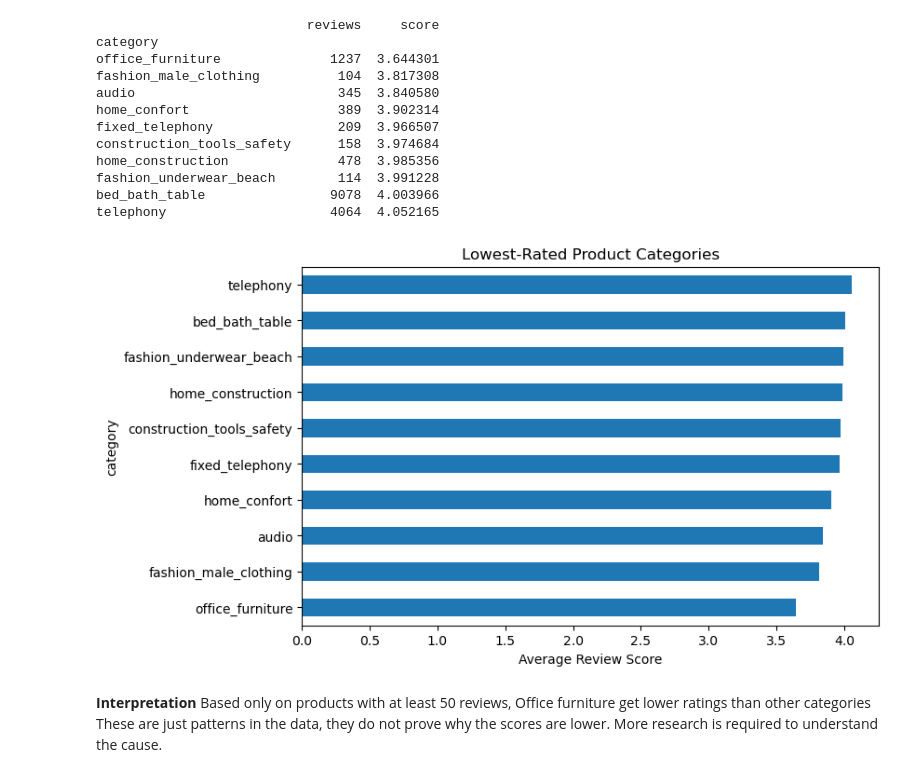
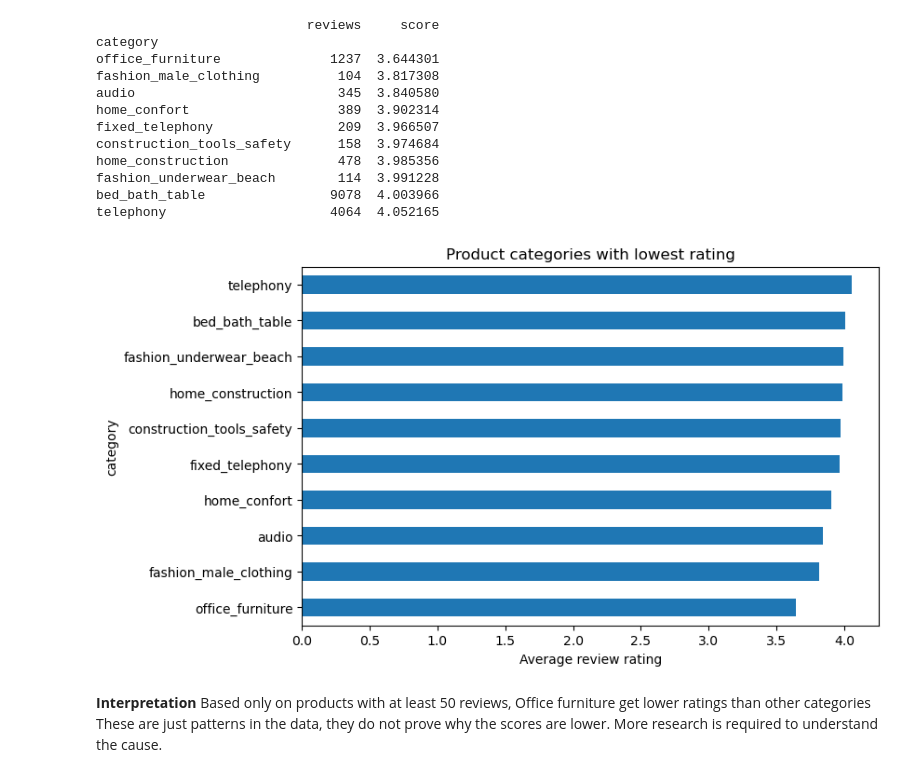
Before and after one commit to deepak324/e_commerce, a Jupyter notebook: brazilian.ipynb, the cells around one changed output. Cells and saved outputs as stored; diff of their text form; code cells hidden in the pictures.

```diff
--- a/brazilian.ipynb
+++ b/brazilian.ipynb
@@ -189,21 +183,21 @@ products["category"] = products["product_category_name_english"].fillna( product
 # %% [markdown]
 For the main analysis, delivered orders are used for delivery-performance questions because actual delivery time cannot be calculated reliably for orders that were not delivered.
 # %%
-delivered = orders[orders["order_status"]=="delivered"].copy()
-delivered["delivery_days"] = ( delivered["order_delivered_customer_date"] - delivered["order_purchase_timestamp"] ).dt.total_seconds()/86400
-delivered["delay_days"] = ( delivered["order_delivered_customer_date"] - delivered["order_estimated_delivery_date"] ).dt.total_seconds()/86400
-delivered["late"] = delivered["delay_days"] > 0
+delivered_order = orders[orders["order_status"]=="delivered"].copy()
+delivered_order["delivery_days"] = ( delivered_order["order_delivered_customer_date"] - delivered_order["order_purchase_timestamp"] ).dt.total_seconds()/86400
+delivered_order["delay_days"] = ( delivered_order["order_delivered_customer_date"] - delivered_order["order_estimated_delivery_date"] ).dt.total_seconds()/86400
+delivered_order["late"] = delivered_order["delay_days"] > 0
 # %%
 # Creating analytical order-item dataset.
 
-df = items.merge( delivered[["order_id","customer_id","order_purchase_timestamp", "order_delivered_customer_date", "order_estimated_delivery_date","delivery_days","late"]], on="order_id", how="inner" )
-df = df.merge( customers[["customer_id","customer_state"]], on="customer_id", how="left" )
-df = df.merge( products[["product_id","category"]], on="product_id", how="left" )
-df = df.merge( sellers[["seller_id","seller_state"]], on="seller_id", how="left" )
-df["revenue"] = df["price"] + df["freight_value"]
-df["month"] = df["order_purchase_timestamp"].dt.to_period("M").astype(str)
-print(df.shape)
-print(df.isna().sum().sort_values(ascending=False).head())
+data_df = items.merge( delivered_order[["order_id","customer_id","order_purchase_timestamp", "order_delivered_customer_date", "order_estimated_delivery_date","delivery_days","late"]], on="order_id", how="inner" )
+data_df = data_df.merge( customers[["customer_id","customer_state"]], on="customer_id", how="left" )
+data_df = data_df.merge( products[["product_id","category"]], on="product_id", how="left" )
+data_df = data_df.merge( sellers[["seller_id","seller_state"]], on="seller_id", how="left" )
+data_df["revenue"] = data_df["price"] + data_df["freight_value"]
+data_df["month"] = data_df["order_purchase_timestamp"].dt.to_period("M").astype(str)
+print(data_df.shape)
+print(data_df.isna().sum().sort_values(ascending=False).head())
 # %% [output]
 (110197, 18)
 category                         1537
@@ -373,8 +366,8 @@ The results shows that the payment methods most frequently used by customers and
 Revenue alone does not provide a complete picture of product performance. Categories with poor customer satisfaction may require investigation into product quality, seller behaviour, descriptions or delivery.
 # %%
 # Creating unique order-category combination
-category_review = (
-    df[["order_id", "category"]]
+category_review_by_order = (
+    data_df[["order_id", "category"]]
     .drop_duplicates()
     .merge(
         review,
@@ -384,8 +377,8 @@ category_review = (
 )
 
 # calculating review score through category
-cat_review = (
-    category_review
+cat_review_df = (
+    category_review_by_order
     .groupby("category")
     .agg(
         reviews=("review_score", "count"),
@@ -394,7 +387,7 @@ cat_review = (
     .sort_values("score")
 )
 
-cat_review
+cat_review_df
 # %% [output]
 |  | reviews | score |
 | category |  |  |
@@ -414,7 +407,7 @@ cat_review
 **Interpretation**
 The result only check at categories that have a minimum number of reviews. This helps avoid drawing results from groups that have so much less reviews. Even with this rule, some categories still show lower average scores than others
 # %%
-cat_review_filtered = cat_review[cat_review["reviews"] >= 50]
+cat_review_filtered = cat_review_df[cat_review_df["reviews"] >= 50]
 
 print(cat_review_filtered.head(10))
 # %% [output]
@@ -433,14 +426,14 @@ telephony                     4064  4.052165
 # %%
 cat_review_filtered.head(10)["score"].sort_values().plot(
     kind="barh",
     figsize=(8,5)
 )
 
-plt.title("Lowest-Rated Product Categories")
-plt.xlabel("Average Review Score")
+plt.title("Product categories with lowest rating")
+plt.xlabel("Average review rating")
 plt.show()
 # %% [output]
-[figure, old version]
+[figure, new version]
 # %% [markdown]
 **Interpretation**
 Based only on products with at least 50 reviews, Office furniture  get lower ratings than other categories
```
Also changed, not shown: parts of 12 cells of this notebook, 1 other file.
